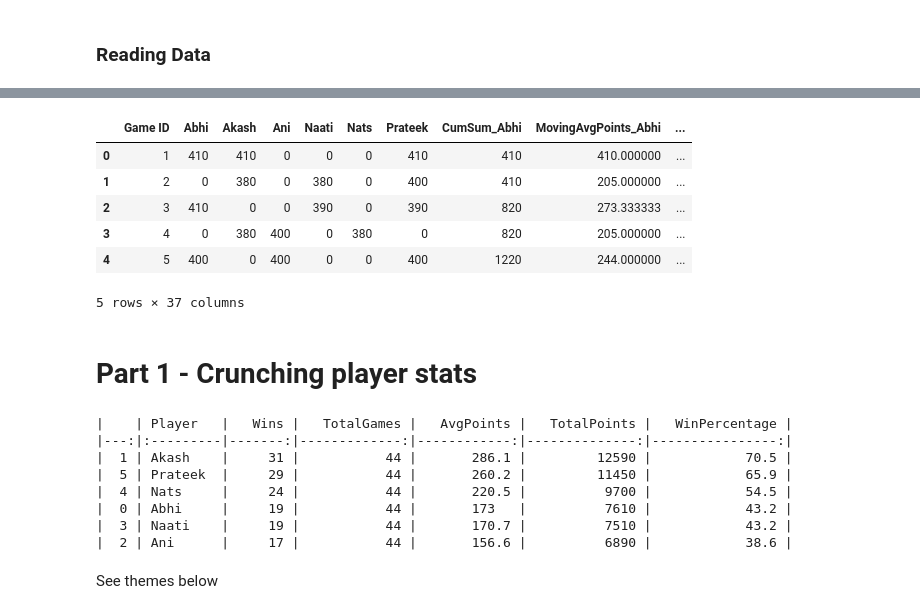
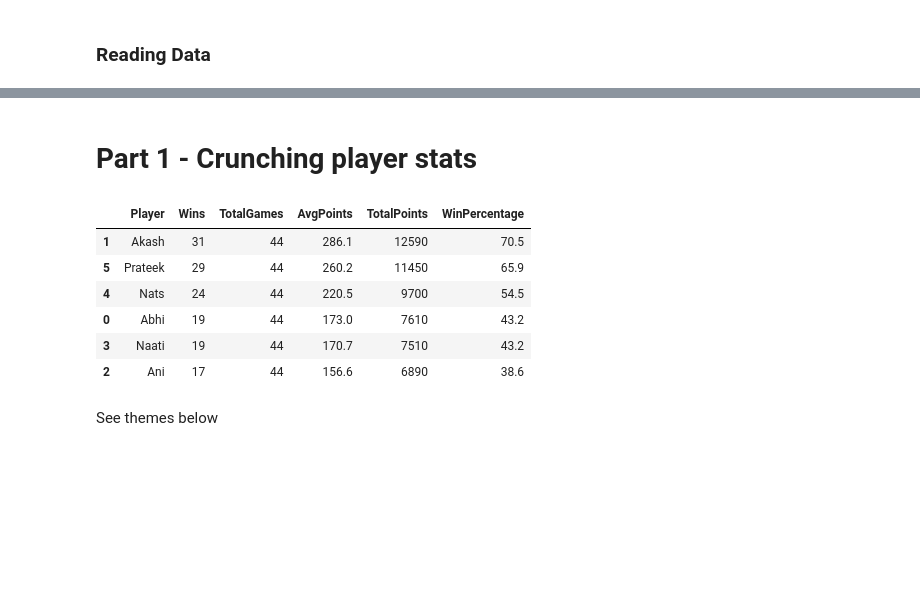
Before and after one commit to akash-suresh/three-of-spades, a Jupyter notebook: 3ofSpades.ipynb, the cells around one changed output, grey strips where cells are left out. Drawn from its saved outputs; the diff is of its cells as text; code cells hidden in the pictures; blank space fills up the shorter version.

```diff
--- a/3ofSpades.ipynb
+++ b/3ofSpades.ipynb
@@ -31,32 +26,19 @@ Players participating in this Championship are : ['Abhi', 'Akash', 'Ani', 'Naati
-# %%
-game_data = get_game_data_as_timeseries(raw_df)
-# print(game_data.columns)
-game_data.head()
-# %% [output]
-|  | Game ID | Abhi | Akash | Ani | Naati | Nats | Prateek | CumSum_Abhi | MovingAvgPoints_Abhi | ... |
-| 0 | 1 | 410 | 410 | 0 | 0 | 0 | 410 | 410 | 410.000000 | ... |
-| 1 | 2 | 0 | 380 | 0 | 380 | 0 | 400 | 410 | 205.000000 | ... |
-| 2 | 3 | 410 | 0 | 0 | 390 | 0 | 390 | 820 | 273.333333 | ... |
-| 3 | 4 | 0 | 380 | 400 | 0 | 380 | 0 | 820 | 205.000000 | ... |
-| 4 | 5 | 400 | 0 | 400 | 0 | 0 | 400 | 1220 | 244.000000 | ... |
-5 rows × 37 columns
 # %% [markdown]
 # Part 1 - Crunching player stats
 # %%
 player_stats = get_player_stats(raw_df)
 
 player_stats.to_csv(f'tourney_data/graphs/C{TOURNEY_NUMBER}_player_stats.csv')
-
-print(player_stats.to_markdown())
+# print(player_stats.to_markdown())
+player_stats
 # %% [output]
-|    | Player   |   Wins |   TotalGames |   AvgPoints |   TotalPoints |   WinPercentage |
-|---:|:---------|-------:|-------------:|------------:|--------------:|----------------:|
-|  1 | Akash    |     31 |           44 |       286.1 |         12590 |            70.5 |
-|  5 | Prateek  |     29 |           44 |       260.2 |         11450 |            65.9 |
-|  4 | Nats     |     24 |           44 |       220.5 |          9700 |            54.5 |
-|  0 | Abhi     |     19 |           44 |       173   |          7610 |            43.2 |
-|  3 | Naati    |     19 |           44 |       170.7 |          7510 |            43.2 |
-|  2 | Ani      |     17 |           44 |       156.6 |          6890 |            38.6 |
+|  | Player | Wins | TotalGames | AvgPoints | TotalPoints | WinPercentage |
+| 1 | Akash | 31 | 44 | 286.1 | 12590 | 70.5 |
+| 5 | Prateek | 29 | 44 | 260.2 | 11450 | 65.9 |
+| 4 | Nats | 24 | 44 | 220.5 | 9700 | 54.5 |
+| 0 | Abhi | 19 | 44 | 173.0 | 7610 | 43.2 |
+| 3 | Naati | 19 | 44 | 170.7 | 7510 | 43.2 |
+| 2 | Ani | 17 | 44 | 156.6 | 6890 | 38.6 |
 # %% [markdown]
 See themes below
 <!-- wget https://raw.githubusercontent.com/h4pZ/rose-pine-matplotlib/main/themes/rose-pine.mplstyle -P /tmp
```
Also changed, not shown: parts of 1 cell of this notebook, 1 other file.
